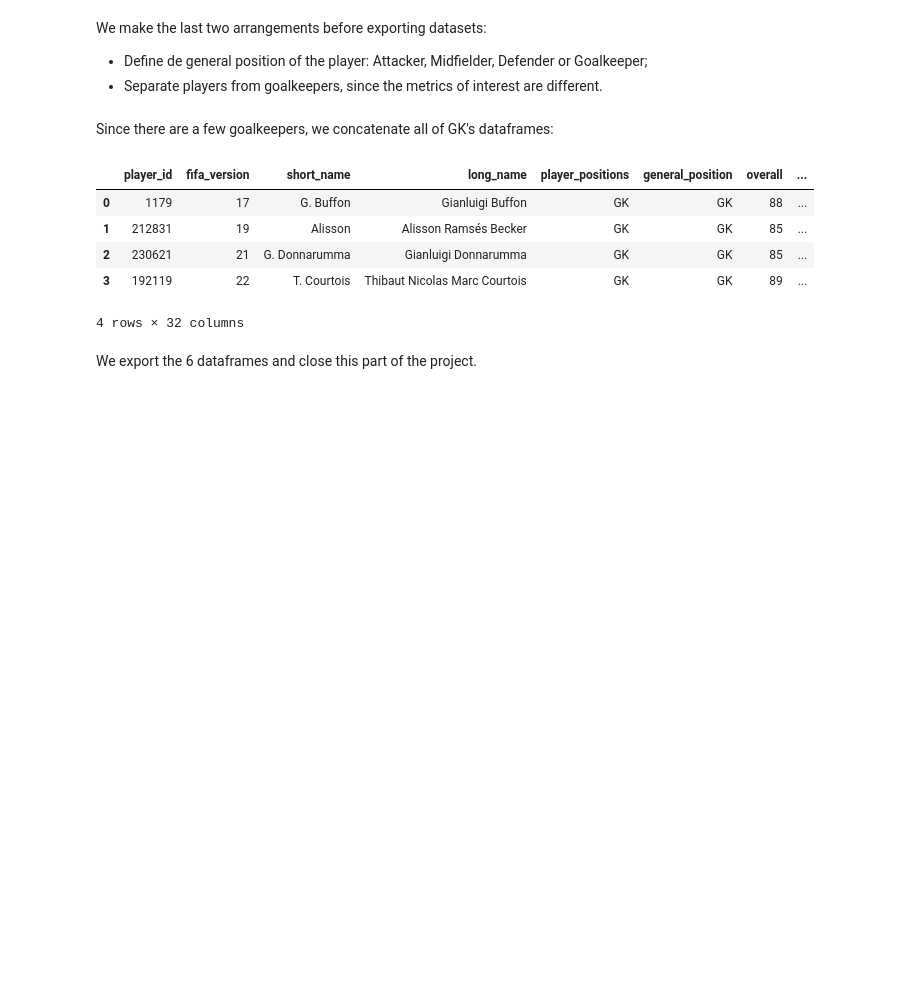
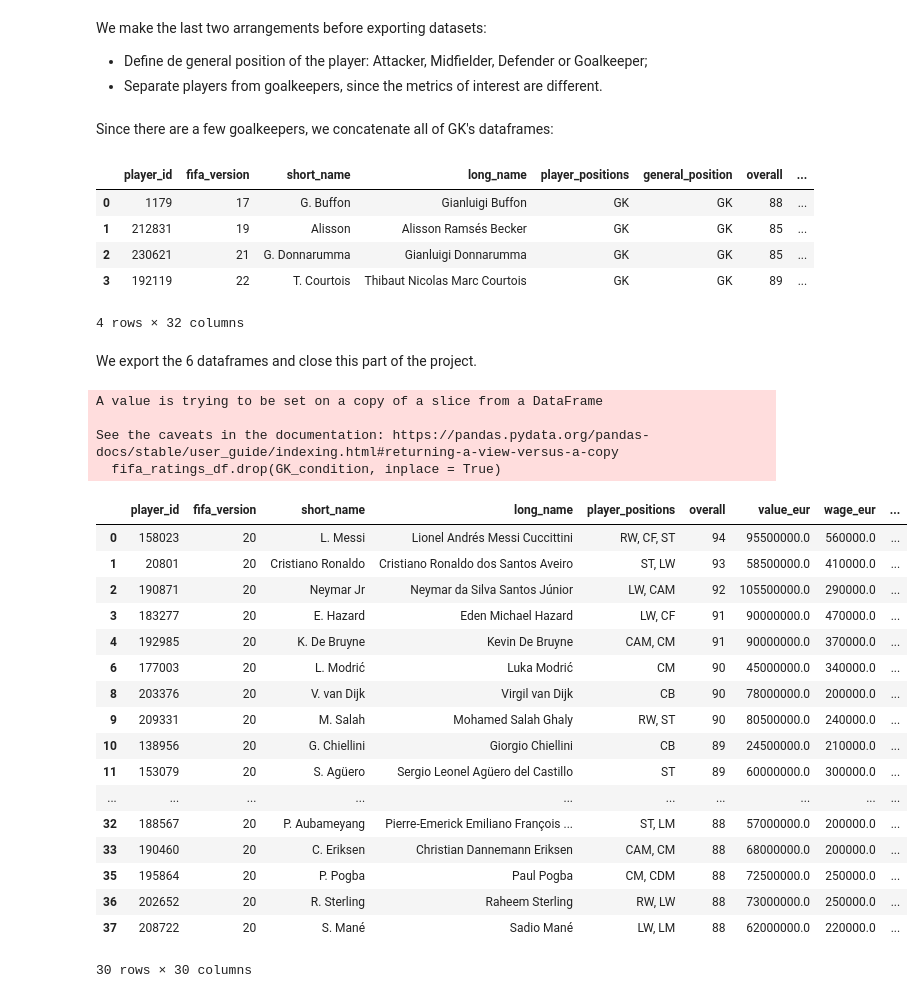
Before and after one commit to gerardrius/Gerard-project-II-v2, a Jupyter notebook: ipynb_files/fifa_ratings.ipynb, the cells around one changed output. Cells and saved outputs as stored; diff of their text form; code cells hidden in the pictures; blank space fills up the shorter version.

```diff
--- a/ipynb_files/fifa_ratings.ipynb
+++ b/ipynb_files/fifa_ratings.ipynb
@@ -606,3 +606,14 @@ fifa18.to_csv("../csv_files/fifa19.csv")
 fifa21.to_csv("../csv_files/fifa21.csv")
 fifa22.to_csv("../csv_files/fifa22.csv")
 fifa_gk.to_csv("../csv_files/fifagk.csv")
+# %%
+fifa_20 = year_filter (ratings, 20)
+fifa_20 = GK_remover_df(fifa_20)
+fifa_20 = fifa_20.head(30)
+
+#fifa_20.describe()
+# %% [output]
+A value is trying to be set on a copy of a slice from a DataFrame
+
+See the caveats in the documentation: https://pandas.pydata.org/pandas-docs/stable/user_guide/indexing.html#returning-a-view-versus-a-copy
+  fifa_ratings_df.drop(GK_condition, inplace = True)
@@ -608,0 +622,21 @@ fifa_gk.to_csv("../csv_files/fifagk.csv")
+# %%
+fifa_20
+# %% [output]
+|  | player_id | fifa_version | short_name | long_name | player_positions | overall | value_eur | wage_eur | ... |
+| 0 | 158023 | 20 | L. Messi | Lionel Andrés Messi Cuccittini | RW, CF, ST | 94 | 95500000.0 | 560000.0 | ... |
+| 1 | 20801 | 20 | Cristiano Ronaldo | Cristiano Ronaldo dos Santos Aveiro | ST, LW | 93 | 58500000.0 | 410000.0 | ... |
+| 2 | 190871 | 20 | Neymar Jr | Neymar da Silva Santos Júnior | LW, CAM | 92 | 105500000.0 | 290000.0 | ... |
+| 3 | 183277 | 20 | E. Hazard | Eden Michael Hazard | LW, CF | 91 | 90000000.0 | 470000.0 | ... |
+| 4 | 192985 | 20 | K. De Bruyne | Kevin De Bruyne | CAM, CM | 91 | 90000000.0 | 370000.0 | ... |
+| 6 | 177003 | 20 | L. Modrić | Luka Modrić | CM | 90 | 45000000.0 | 340000.0 | ... |
+| 8 | 203376 | 20 | V. van Dijk | Virgil van Dijk | CB | 90 | 78000000.0 | 200000.0 | ... |
+| 9 | 209331 | 20 | M. Salah | Mohamed Salah Ghaly | RW, ST | 90 | 80500000.0 | 240000.0 | ... |
+| 10 | 138956 | 20 | G. Chiellini | Giorgio Chiellini | CB | 89 | 24500000.0 | 210000.0 | ... |
+| 11 | 153079 | 20 | S. Agüero | Sergio Leonel Agüero del Castillo | ST | 89 | 60000000.0 | 300000.0 | ... |
+| ... | ... | ... | ... | ... | ... | ... | ... | ... | ... |
+| 32 | 188567 | 20 | P. Aubameyang | Pierre-Emerick Emiliano François ... | ST, LM | 88 | 57000000.0 | 200000.0 | ... |
+| 33 | 190460 | 20 | C. Eriksen | Christian Dannemann Eriksen | CAM, CM | 88 | 68000000.0 | 200000.0 | ... |
+| 35 | 195864 | 20 | P. Pogba | Paul Pogba | CM, CDM | 88 | 72500000.0 | 250000.0 | ... |
+| 36 | 202652 | 20 | R. Sterling | Raheem Sterling | RW, LW | 88 | 73000000.0 | 250000.0 | ... |
+| 37 | 208722 | 20 | S. Mané | Sadio Mané | LW, LM | 88 | 62000000.0 | 220000.0 | ... |
+30 rows × 30 columns
```
Also changed, not shown: parts of 1 cell of this notebook, 2 other files.
